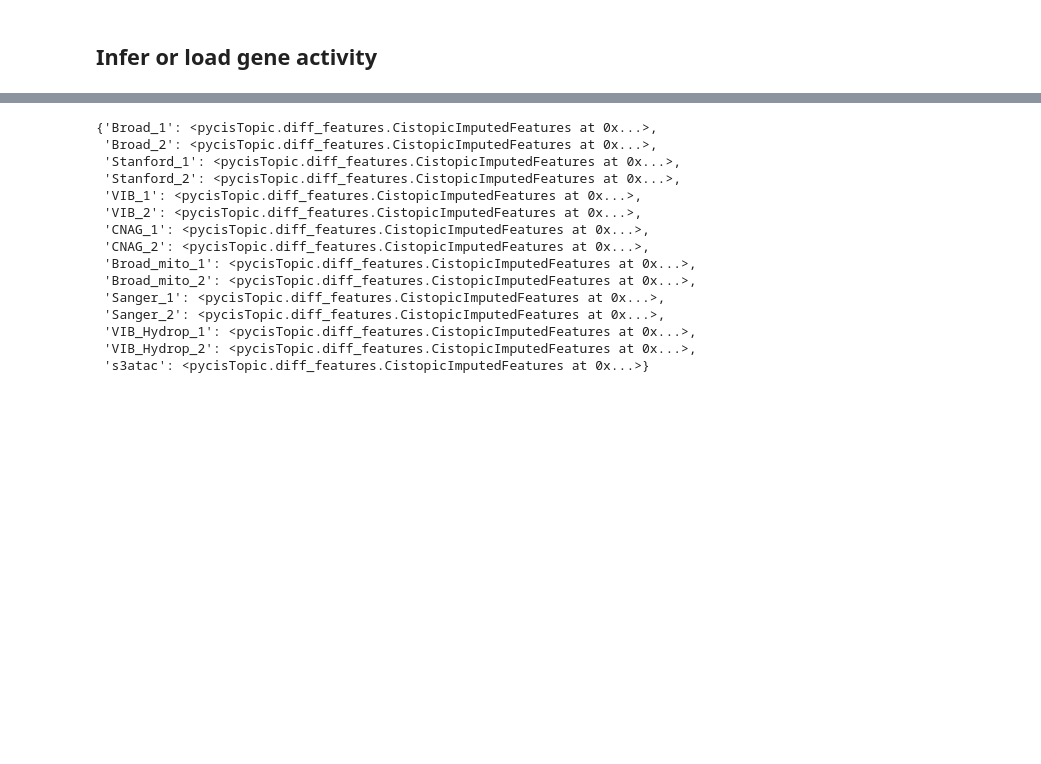
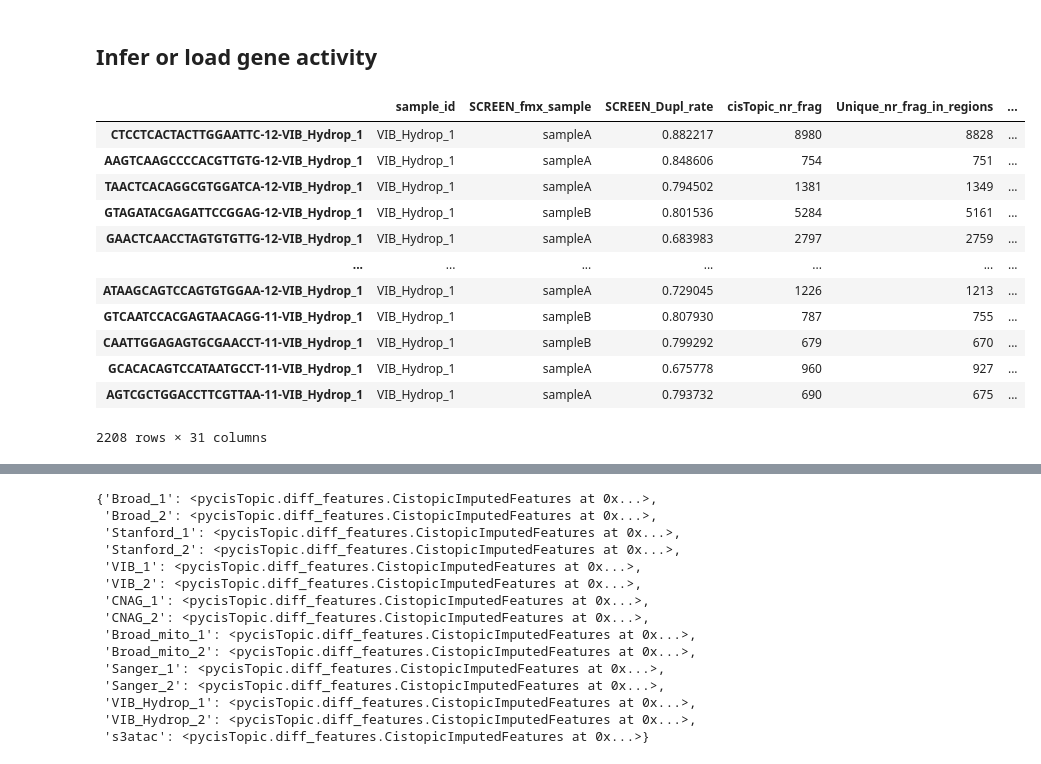
Before and after one commit to aertslab/scatac_benchmark, a Jupyter notebook: 4_downsampled_data_individual_samples/8a_export_loom.ipynb, the cells around one changed output, grey strips where cells are left out. Drawn from its saved outputs; the diff is of its cells as text; code cells hidden in the pictures; blank space fills up the shorter version.

```diff
--- a/4_downsampled_data_individual_samples/8a_export_loom.ipynb
+++ b/4_downsampled_data_individual_samples/8a_export_loom.ipynb
@@ -186,6 +186,22 @@ import pybiomart as pbm
 # %%
 from pycisTopic.gene_activity import get_gene_activity
 from pycisTopic.diff_features import find_diff_features
+# %%
+cistopic_obj_dict['VIB_Hydrop_1'].cell_data
+# %% [output]
+|  | sample_id | SCREEN_fmx_sample | SCREEN_Dupl_rate | cisTopic_nr_frag | Unique_nr_frag_in_regions | ... |
+| CTCCTCACTACTTGGAATTC-12-VIB_Hydrop_1 | VIB_Hydrop_1 | sampleA | 0.882217 | 8980 | 8828 | ... |
+| AAGTCAAGCCCCACGTTGTG-12-VIB_Hydrop_1 | VIB_Hydrop_1 | sampleA | 0.848606 | 754 | 751 | ... |
+| TAACTCACAGGCGTGGATCA-12-VIB_Hydrop_1 | VIB_Hydrop_1 | sampleA | 0.794502 | 1381 | 1349 | ... |
+| GTAGATACGAGATTCCGGAG-12-VIB_Hydrop_1 | VIB_Hydrop_1 | sampleB | 0.801536 | 5284 | 5161 | ... |
+| GAACTCAACCTAGTGTGTTG-12-VIB_Hydrop_1 | VIB_Hydrop_1 | sampleA | 0.683983 | 2797 | 2759 | ... |
+| ... | ... | ... | ... | ... | ... | ... |
+| ATAAGCAGTCCAGTGTGGAA-12-VIB_Hydrop_1 | VIB_Hydrop_1 | sampleA | 0.729045 | 1226 | 1213 | ... |
+| GTCAATCCACGAGTAACAGG-11-VIB_Hydrop_1 | VIB_Hydrop_1 | sampleB | 0.807930 | 787 | 755 | ... |
+| CAATTGGAGAGTGCGAACCT-11-VIB_Hydrop_1 | VIB_Hydrop_1 | sampleB | 0.799292 | 679 | 670 | ... |
+| GCACACAGTCCATAATGCCT-11-VIB_Hydrop_1 | VIB_Hydrop_1 | sampleA | 0.675778 | 960 | 927 | ... |
+| AGTCGCTGGACCTTCGTTAA-11-VIB_Hydrop_1 | VIB_Hydrop_1 | sampleA | 0.793732 | 690 | 675 | ... |
+2208 rows × 31 columns
 # %%
 f_out = os.path.join(f_final_dir, 'gene_act_dict.pkl')
 if os.path.isfile(f_out):
```
Also changed, not shown: parts of 23 cells of this notebook, 1 other file.
